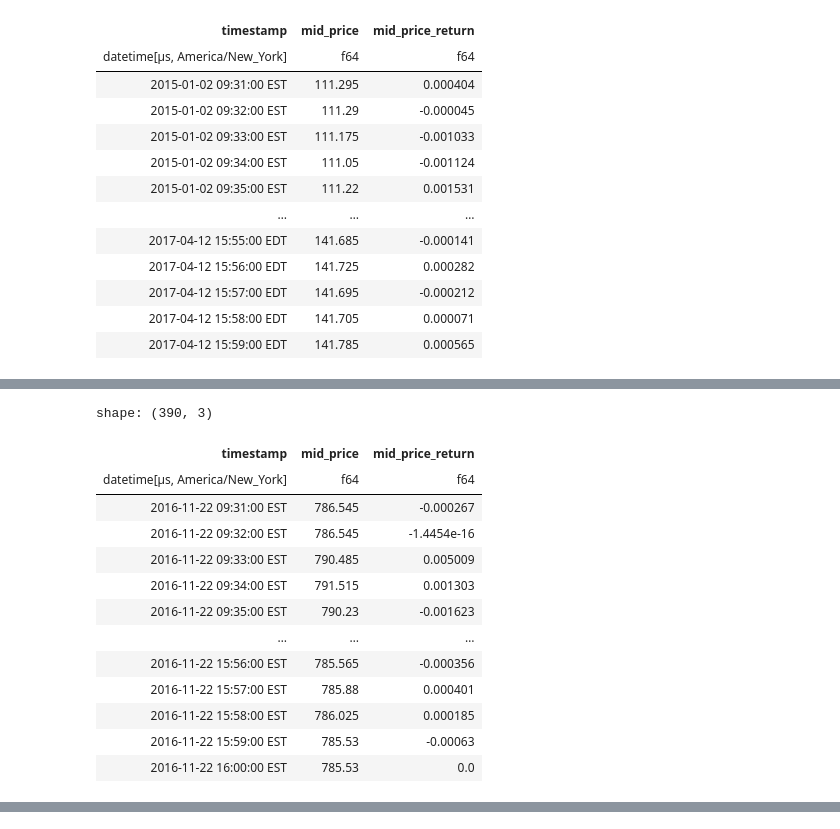
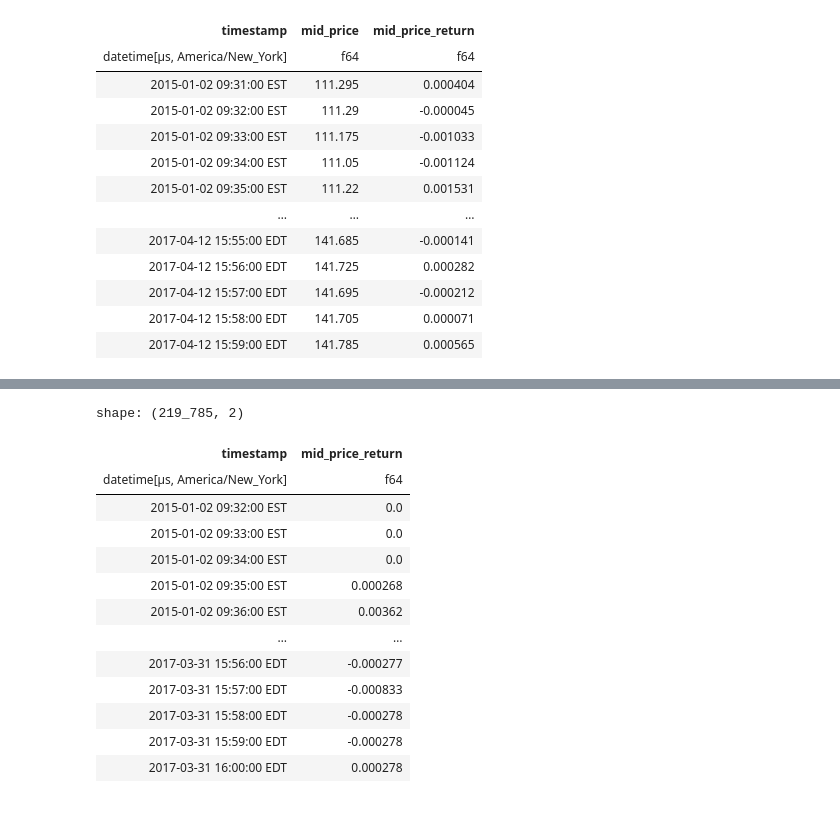
Before and after one commit to Quantador/OCP-StatArb-SP100, a Jupyter notebook: analysis.ipynb, the cells around one changed output, grey strips where cells are left out. Drawn from its saved outputs; the diff is of its cells as text; code cells hidden in the pictures.

Commit message:
handling missing values preprocessing

```diff
--- a/analysis.ipynb
+++ b/analysis.ipynb
@@ -142,19 +138,3 @@ shape: (7, 2)
-# %%
-df_AMZN = pl.read_parquet("data/preprocessed/SP100/bbo/AMZN.OQ.parquet")
-# select rows where date is 2016-11-22
-df_AMZN.filter(pl.col("timestamp").dt.date() == dt.date(2016, 11, 22))
-# %% [output]
-shape: (390, 3)
-| timestamp | mid_price | mid_price_return |
-| datetime[μs, America/New_York] | f64 | f64 |
-| 2016-11-22 09:31:00 EST | 786.545 | -0.000267 |
-| 2016-11-22 09:32:00 EST | 786.545 | -1.4454e-16 |
-| 2016-11-22 09:33:00 EST | 790.485 | 0.005009 |
-| 2016-11-22 09:34:00 EST | 791.515 | 0.001303 |
-| 2016-11-22 09:35:00 EST | 790.23 | -0.001623 |
-| … | … | … |
-| 2016-11-22 15:56:00 EST | 785.565 | -0.000356 |
-| 2016-11-22 15:57:00 EST | 785.88 | 0.000401 |
-| 2016-11-22 15:58:00 EST | 786.025 | 0.000185 |
-| 2016-11-22 15:59:00 EST | 785.53 | -0.00063 |
-| 2016-11-22 16:00:00 EST | 785.53 | 0.0 |
+# %%
+preprocess_ticker("EXC.N")
+# %% [output]
@@ -160,0 +158,14 @@ shape: (390, 3)
+shape: (219_785, 2)
+| timestamp | mid_price_return |
+| datetime[μs, America/New_York] | f64 |
+| 2015-01-02 09:32:00 EST | 0.0 |
+| 2015-01-02 09:33:00 EST | 0.0 |
+| 2015-01-02 09:34:00 EST | 0.0 |
+| 2015-01-02 09:35:00 EST | 0.000268 |
+| 2015-01-02 09:36:00 EST | 0.00362 |
+| … | … |
+| 2017-03-31 15:56:00 EDT | -0.000277 |
+| 2017-03-31 15:57:00 EDT | -0.000833 |
+| 2017-03-31 15:58:00 EDT | -0.000278 |
+| 2017-03-31 15:59:00 EDT | -0.000278 |
+| 2017-03-31 16:00:00 EDT | 0.000278 |
```
Also changed, not shown: parts of 7 cells of this notebook, 4 other files.
